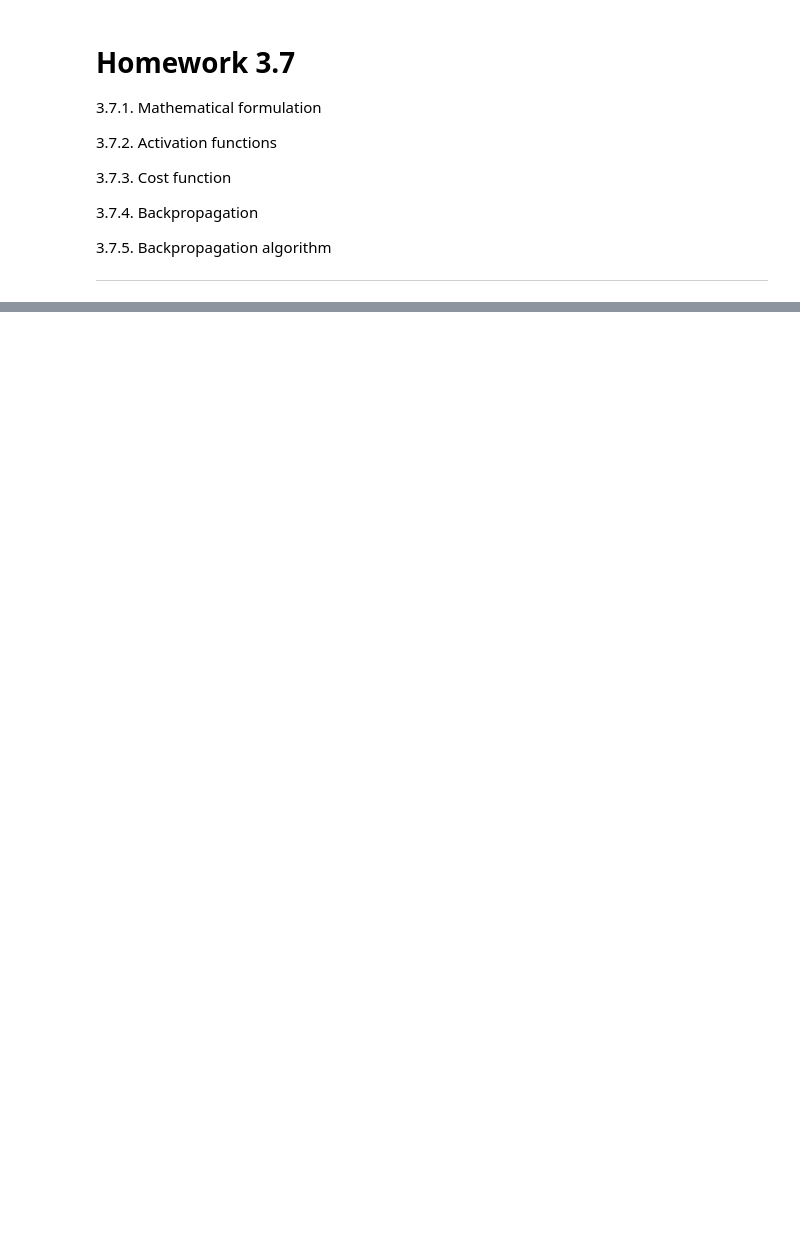
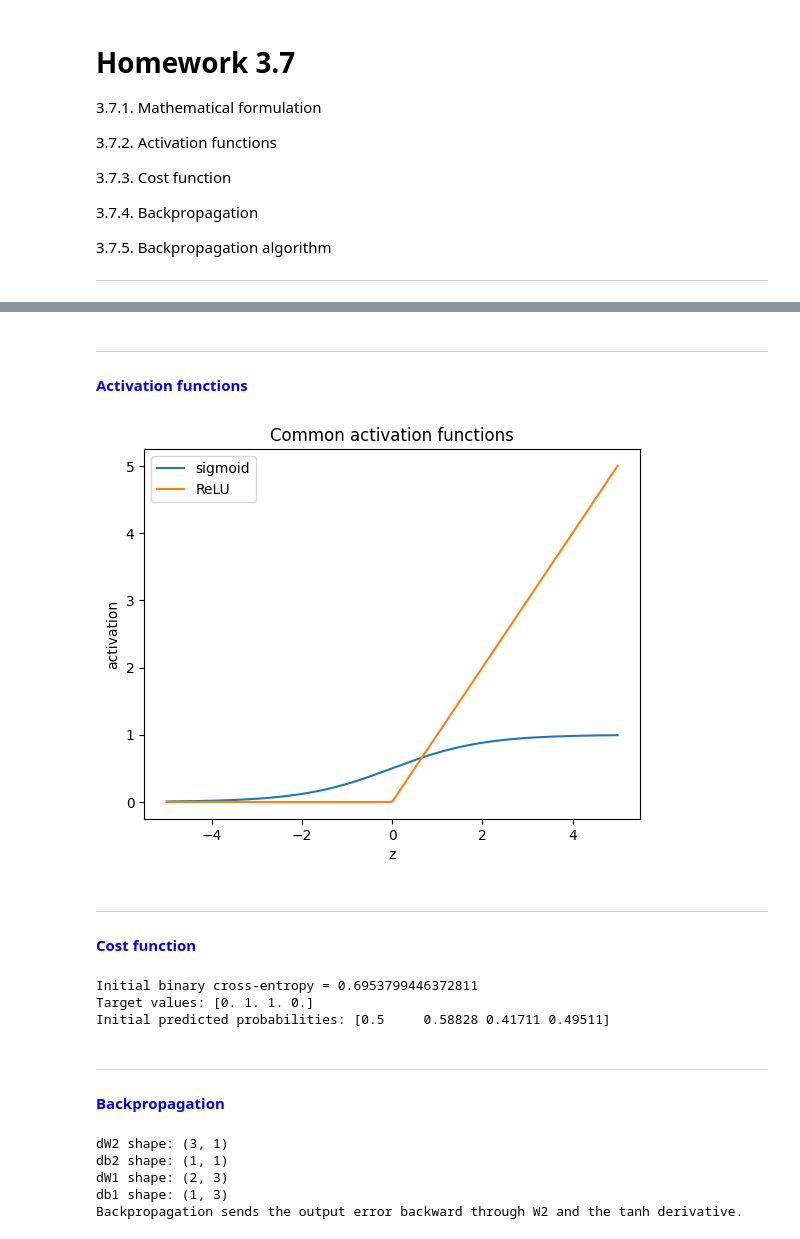
Before and after one commit to Mich-088/MAT422, a Jupyter notebook: Homework_3_7.ipynb, the cells around one changed output, grey strips where cells are left out. Drawn from its saved outputs; the diff is of its cells as text; code cells hidden in the pictures; blank space fills up the shorter version.

```diff
--- a/Homework_3_7.ipynb
+++ b/Homework_3_7.ipynb
@@ -50,0 +62,63 @@ print(output)
+# %% [markdown]
+---
+
+
+<span style="color:blue">**Activation functions**</span>
+# %%
+def relu(z):
+    return np.maximum(0, z)
+
+z = np.linspace(-5, 5, 300)
+plt.plot(z, sigmoid(z), label="sigmoid")
+plt.plot(z, relu(z), label="ReLU")
+plt.xlabel("z")
+plt.ylabel("activation")
+plt.title("Common activation functions")
+plt.legend()
+plt.show()
+# %% [output]
+[figure, added]
+# %% [markdown]
+---
+
+
+<span style="color:blue">**Cost function**</span>
+# %%
+def binary_cross_entropy(y_true, y_prob):
+    eps = 1e-9
+    return -np.mean(y_true*np.log(y_prob + eps) + (1-y_true)*np.log(1-y_prob + eps))
+
+_, _, _, output = forward(X)
+print("Initial binary cross-entropy =", binary_cross_entropy(y, output))
+print("Target values:", y.ravel())
+print("Initial predicted probabilities:", output.ravel())
+# %% [output]
+Initial binary cross-entropy = 0.6953799446372811
+Target values: [0. 1. 1. 0.]
+Initial predicted probabilities: [0.5     0.58828 0.41711 0.49511]
+# %% [markdown]
+---
+
+
+<span style="color:blue">**Backpropagation**</span>
+# %%
+z1, a1, z2, a2 = forward(X)
+dz2 = (a2 - y) / len(X)
+dW2 = a1.T @ dz2
+db2 = dz2.sum(axis=0, keepdims=True)
+da1 = dz2 @ W2.T
+dz1 = da1 * (1 - np.tanh(z1)**2)
+dW1 = X.T @ dz1
+db1 = dz1.sum(axis=0, keepdims=True)
+
+print("dW2 shape:", dW2.shape)
+print("db2 shape:", db2.shape)
+print("dW1 shape:", dW1.shape)
+print("db1 shape:", db1.shape)
+print("Backpropagation sends the output error backward through W2 and the tanh derivative.")
+# %% [output]
+dW2 shape: (3, 1)
+db2 shape: (1, 1)
+dW1 shape: (2, 3)
+db1 shape: (1, 3)
+Backpropagation sends the output error backward through W2 and the tanh derivative.
```
Also changed, not shown: parts of 4 cells of this notebook.
